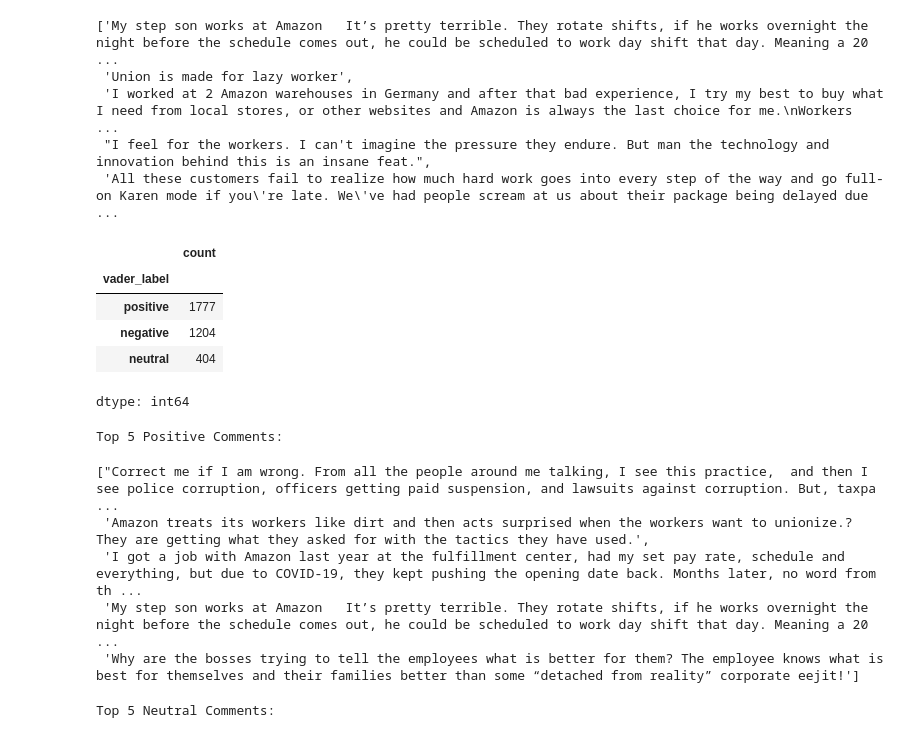
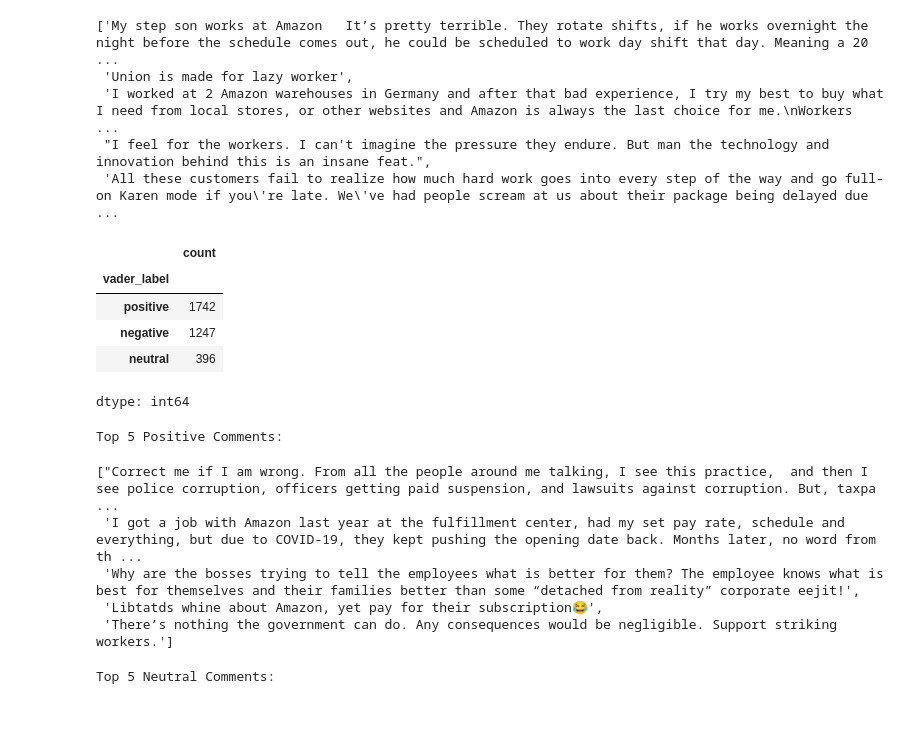
Before and after one commit to mf2056/F20AA, a Jupyter notebook: DataAnalysis.ipynb, the cells around one changed output. Drawn from its saved outputs; the diff is of its cells as text; code cells hidden in the pictures.

```diff
--- a/DataAnalysis.ipynb
+++ b/DataAnalysis.ipynb
@@ -171,32 +171,63 @@ Top 5 Negative Comments:
 # %%
 # Labeling using Vader
 
 from vaderSentiment.vaderSentiment import SentimentIntensityAnalyzer
 
 analyzer = SentimentIntensityAnalyzer()
+
+# Adding domain-specific words
+new_words = {
+    "easy job": 3,
+    "not that hard": 2.5,
+    "good benefits": 2.5,
+    "favorite job": 3,
+    "stay busy": 2.5,
+    "love working": 3,
+    "great experience": 3,
+    "good money": 2.5,
+    "slave": -3.5,
+    "slavery": -3.5,
+    "worst job": -3,
+    "terrible": -4,
+    "unrealistic": -3,
+    "mentally draining": -2.5,
+    "toxic": -3,
+    "corruption": -3.5,
+    "minimum wage": -3.5,
+    "overworked": -2.5,
+    "underpaid": -3,
+    "blacklisted": -2.5,
+    "laid off": -2.5,
+    "extreme shifts": -3,
+    "injured": -2.5,
+    "unsafe environment": -2.5,
+    "unionize": -2.5
+}
+
+analyzer.lexicon.update(new_words)
 
 def get_vader_scores(text):
     return analyzer.polarity_scores(text)['compound']
 
 vader_scores= df[comment_col].apply(get_vader_scores)
 
 def score_to_label(compound):
     if compound >= 0.05:
         return "positive"
     elif compound <= -0.05:
         return "negative"
     else:
         return "neutral"
 
 df["vader_label"] = vader_scores.apply(score_to_label)
 
 df["vader_label"].value_counts()
 # %% [output]
 |  | count |
 | vader_label |  |
-| positive | 1777 |
-| negative | 1204 |
-| neutral | 404 |
+| positive | 1742 |
+| negative | 1247 |
+| neutral | 396 |
 dtype: int64
 # %%
 print("Top 5 Positive Comments:")
@@ -204,10 +235,10 @@ df[df["vader_label"] == "positive"]["text"].head(5).tolist()
 # %% [output]
 Top 5 Positive Comments:
 ["Correct me if I am wrong. From all the people around me talking, I see this practice,  and then I see police corruption, officers getting paid suspension, and lawsuits against corruption. But, taxpa ...
- 'Amazon treats its workers like dirt and then acts surprised when the workers want to unionize.?    They are getting what they asked for with the tactics they have used.',
  'I got a job with Amazon last year at the fulfillment center, had my set pay rate, schedule and everything, but due to COVID-19, they kept pushing the opening date back. Months later, no word from th ...
- 'My step son works at Amazon   It’s pretty terrible. They rotate shifts, if he works overnight the night before the schedule comes out, he could be scheduled to work day shift that day. Meaning a 20  ...
- 'Why are the bosses trying to tell the employees what is better for them? The employee knows what is best for themselves and their families better than some “detached from reality” corporate eejit!']
+ 'Why are the bosses trying to tell the employees what is better for them? The employee knows what is best for themselves and their families better than some “detached from reality” corporate eejit!',
+ 'Libtatds whine about Amazon, yet pay for their subscription😂',
+ 'There’s nothing the government can do. Any consequences would be negligible. Support striking workers.']
 # %%
 print("\nTop 5 Neutral Comments:")
 df[df["vader_label"] == "neutral"]["text"].head(5).tolist()
```
Also changed, not shown: parts of 8 cells of this notebook.
